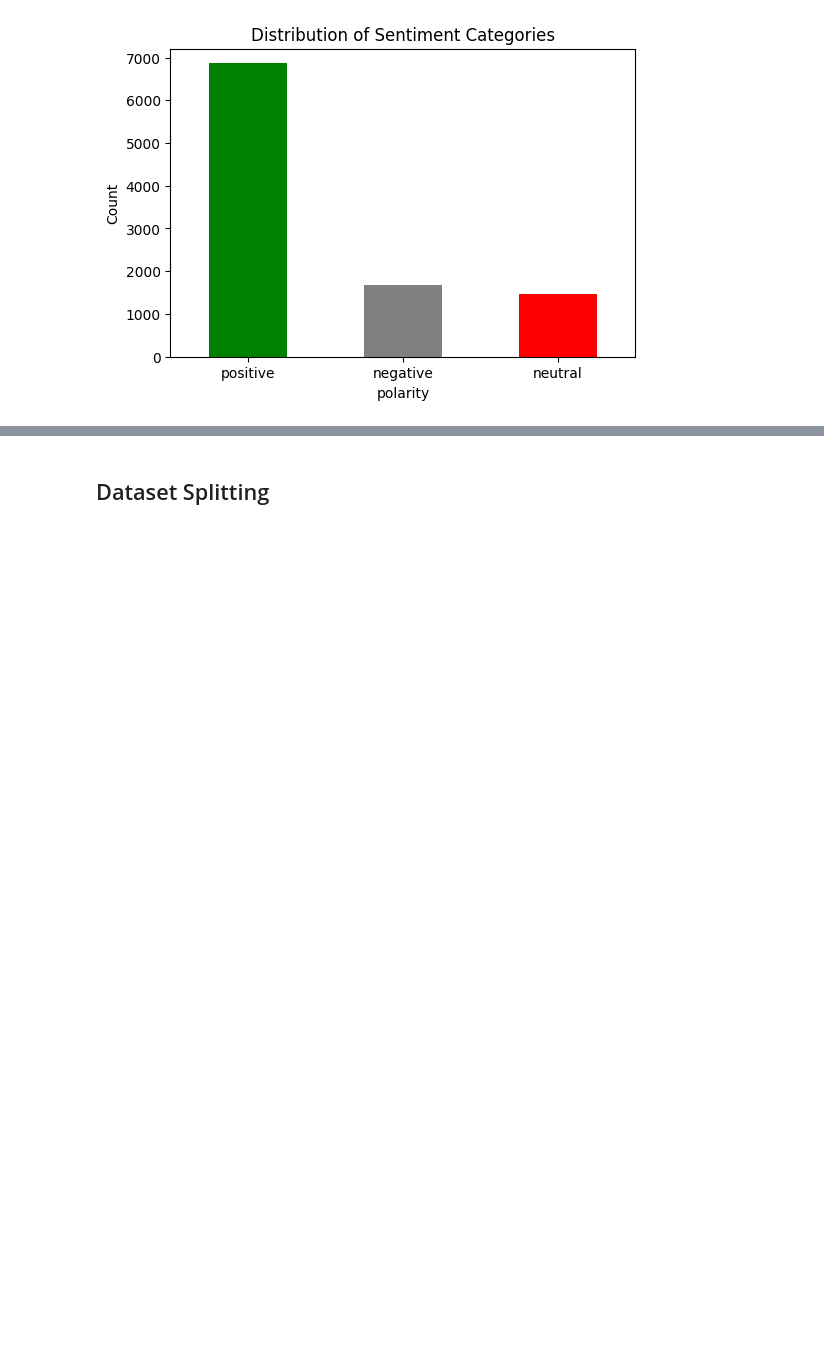
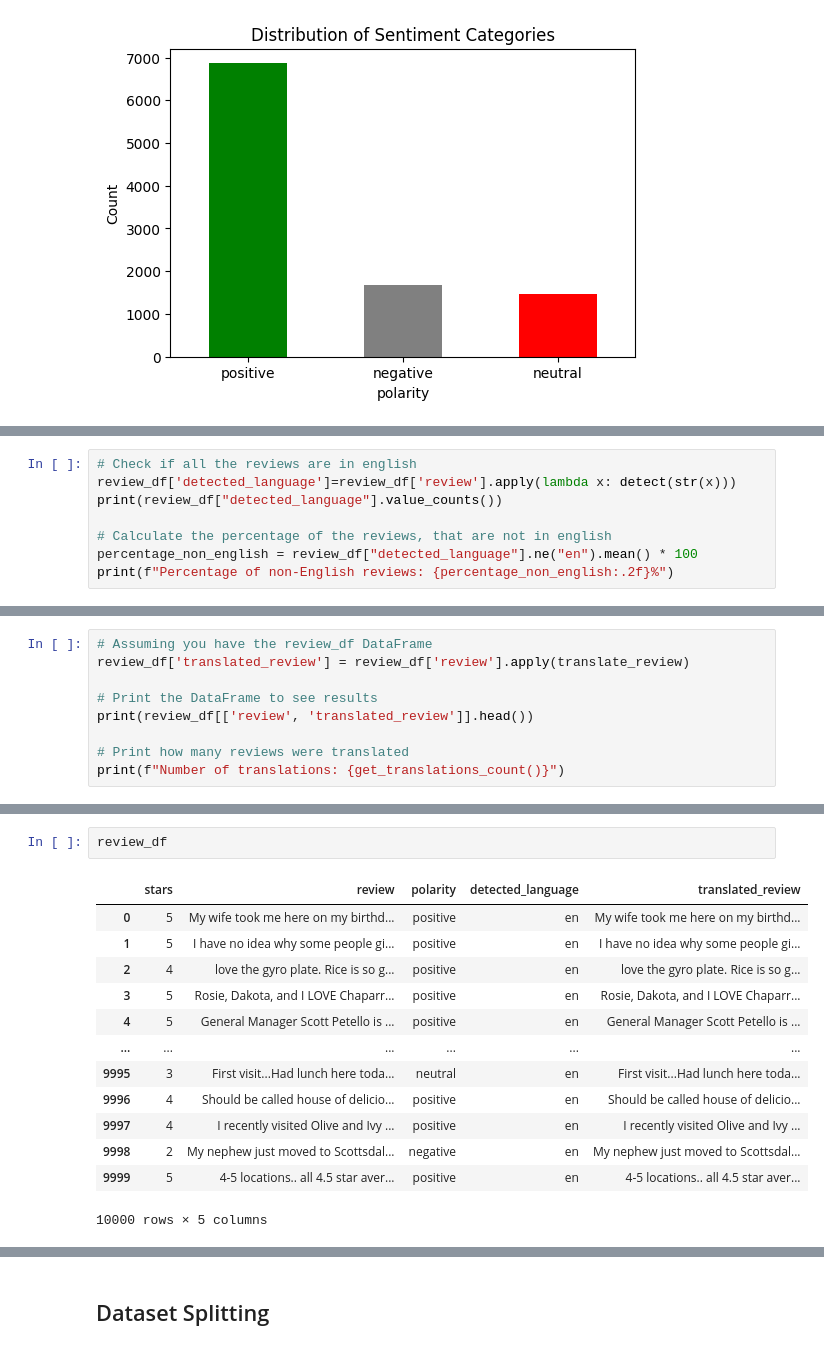
Before and after one commit to sgbyteninja/sentiment_analysis_customer_reviews, a Jupyter notebook: sentiment_analysis.ipynb, the cells around one changed output, grey strips where cells are left out. Drawn from its saved outputs; the diff is of its cells as text; blank space fills up the shorter version.

```diff
--- a/sentiment_analysis.ipynb
+++ b/sentiment_analysis.ipynb
@@ -157,0 +181,8 @@ plt.show()
+# %%
+# Check if all the reviews are in english
+review_df['detected_language']=review_df['review'].apply(lambda x: detect(str(x)))
+print(review_df["detected_language"].value_counts())
+
+# Calculate the percentage of the reviews, that are not in english
+percentage_non_english = review_df["detected_language"].ne("en").mean() * 100
+print(f"Percentage of non-English reviews: {percentage_non_english:.2f}%")
@@ -157,0 +207,9 @@ plt.show()
+# %%
+# Assuming you have the review_df DataFrame
+review_df['translated_review'] = review_df['review'].apply(translate_review)
+
+# Print the DataFrame to see results
+print(review_df[['review', 'translated_review']].head())
+
+# Print how many reviews were translated
+print(f"Number of translations: {get_translations_count()}")
@@ -157,0 +231,16 @@ plt.show()
+# %%
+review_df
+# %% [output]
+|  | stars | review | polarity | detected_language | translated_review |
+| 0 | 5 | My wife took me here on my birthd... | positive | en | My wife took me here on my birthd... |
+| 1 | 5 | I have no idea why some people gi... | positive | en | I have no idea why some people gi... |
+| 2 | 4 | love the gyro plate. Rice is so g... | positive | en | love the gyro plate. Rice is so g... |
+| 3 | 5 | Rosie, Dakota, and I LOVE Chaparr... | positive | en | Rosie, Dakota, and I LOVE Chaparr... |
+| 4 | 5 | General Manager Scott Petello is ... | positive | en | General Manager Scott Petello is ... |
+| ... | ... | ... | ... | ... | ... |
+| 9995 | 3 | First visit...Had lunch here toda... | neutral | en | First visit...Had lunch here toda... |
+| 9996 | 4 | Should be called house of delicio... | positive | en | Should be called house of delicio... |
+| 9997 | 4 | I recently visited Olive and Ivy ... | positive | en | I recently visited Olive and Ivy ... |
+| 9998 | 2 | My nephew just moved to Scottsdal... | negative | en | My nephew just moved to Scottsdal... |
+| 9999 | 5 | 4-5 locations.. all 4.5 star aver... | positive | en | 4-5 locations.. all 4.5 star aver... |
+10000 rows × 5 columns
```
Also changed, not shown: parts of 12 cells of this notebook, 5 other files.
